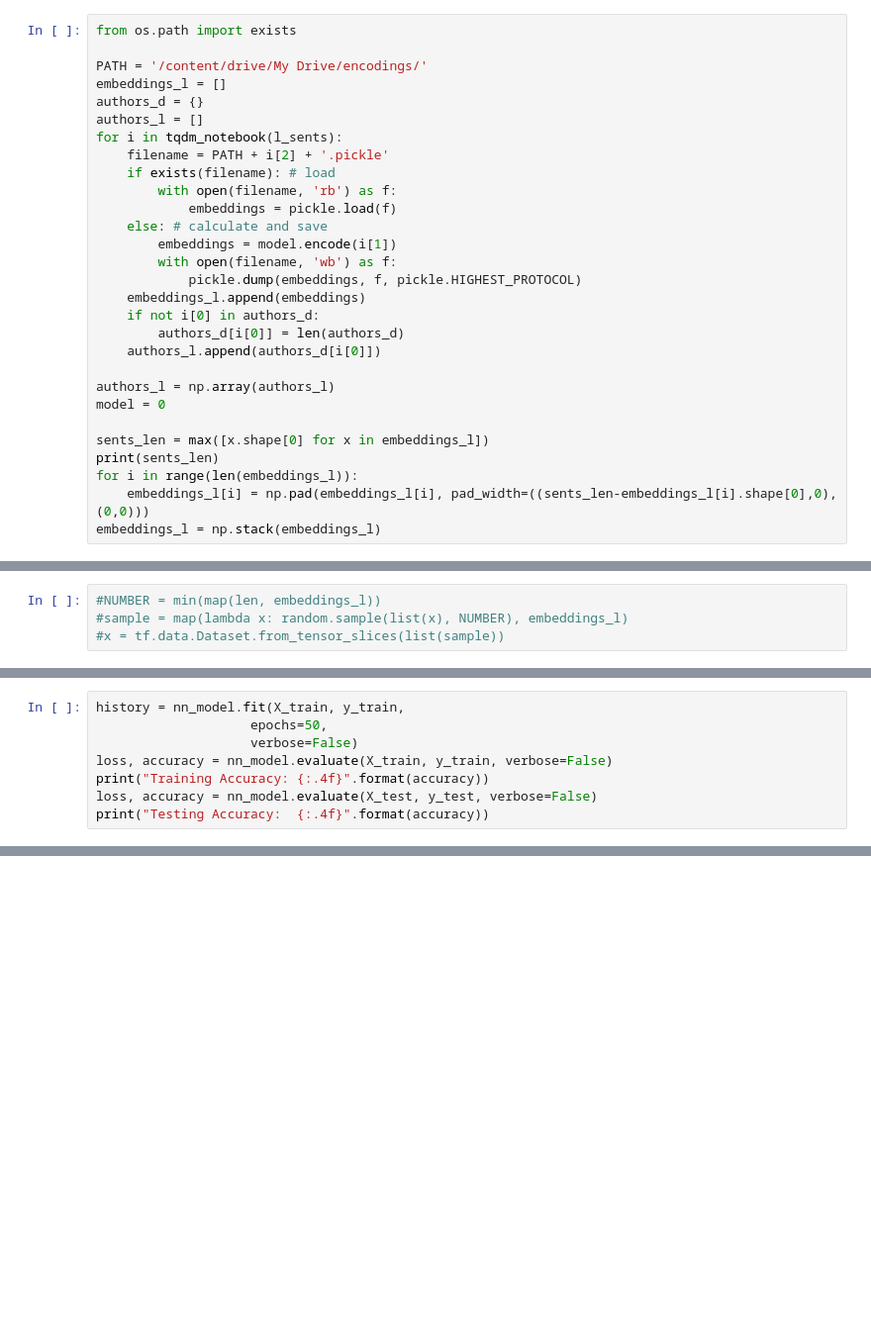
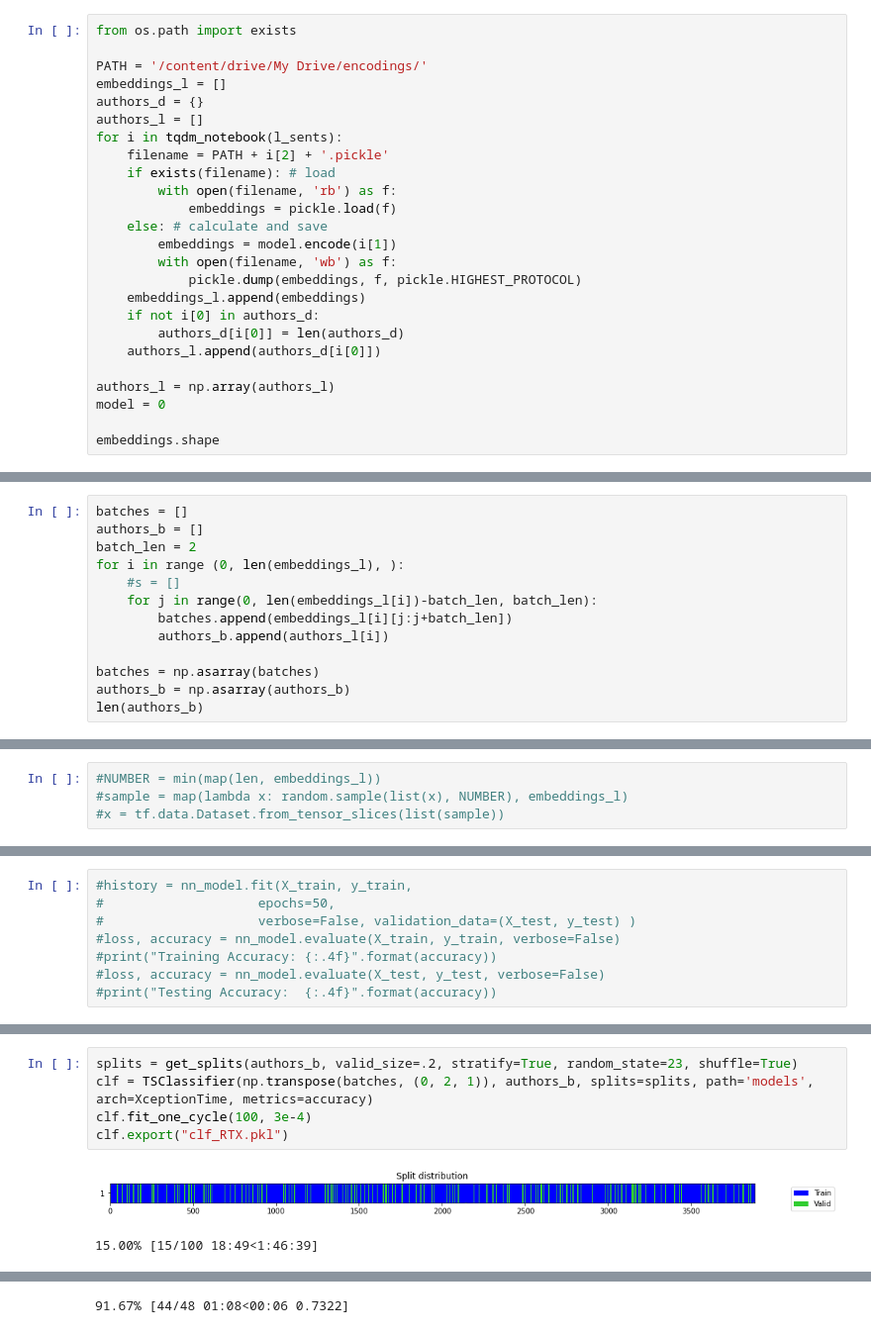
Before and after one commit to malgorzatagwinner/text_classification, a Jupyter notebook: sbert.ipynb, the cells around one changed output, grey strips where cells are left out. Shown: that part at 99% size. Saved outputs shown, nothing was run; the diff lists cells and outputs as text; blank space fills up the shorter version.

```diff
--- a/sbert.ipynb
+++ b/sbert.ipynb
@@ -81,9 +111,5 @@ for i in tqdm_notebook(l_sents):
 authors_l = np.array(authors_l)
 model = 0
 
-sents_len = max([x.shape[0] for x in embeddings_l])
-print(sents_len)
-for i in range(len(embeddings_l)):
-    embeddings_l[i] = np.pad(embeddings_l[i], pad_width=((sents_len-embeddings_l[i].shape[0],0),(0,0)))
-embeddings_l = np.stack(embeddings_l)
+embeddings.shape
 # %% [output]
@@ -90,0 +123,13 @@ embeddings_l = np.stack(embeddings_l)
+# %%
+batches = []
+authors_b = []
+batch_len = 2
+for i in range (0, len(embeddings_l), ):
+    #s = []
+    for j in range(0, len(embeddings_l[i])-batch_len, batch_len):
+        batches.append(embeddings_l[i][j:j+batch_len])
+        authors_b.append(authors_l[i])
+
+batches = np.asarray(batches)
+authors_b = np.asarray(authors_b)
+len(authors_b)
@@ -167,8 +249,8 @@ _________________________________________________________________
 # %%
-history = nn_model.fit(X_train, y_train,
-                    epochs=50,
-                    verbose=False)
-loss, accuracy = nn_model.evaluate(X_train, y_train, verbose=False)
-print("Training Accuracy: {:.4f}".format(accuracy))
-loss, accuracy = nn_model.evaluate(X_test, y_test, verbose=False)
-print("Testing Accuracy:  {:.4f}".format(accuracy))
+#history = nn_model.fit(X_train, y_train,
+#                    epochs=50,
+#                    verbose=False, validation_data=(X_test, y_test) )
+#loss, accuracy = nn_model.evaluate(X_train, y_train, verbose=False)
+#print("Training Accuracy: {:.4f}".format(accuracy))
+#loss, accuracy = nn_model.evaluate(X_test, y_test, verbose=False)
+#print("Testing Accuracy:  {:.4f}".format(accuracy))
@@ -212,0 +382,8 @@ y
+# %%
+splits = get_splits(authors_b, valid_size=.2, stratify=True, random_state=23, shuffle=True)
+clf = TSClassifier(np.transpose(batches, (0, 2, 1)), authors_b, splits=splits, path='models', arch=XceptionTime, metrics=accuracy)
+clf.fit_one_cycle(100, 3e-4)
+clf.export("clf_RTX.pkl")
+# %% [output]
+[figure, added]
+15.00% [15/100 18:49<1:46:39]
@@ -212,0 +406 @@ y
+91.67% [44/48 01:08<00:06 0.7322]
```
Also changed, not shown: parts of 45 cells of this notebook.
